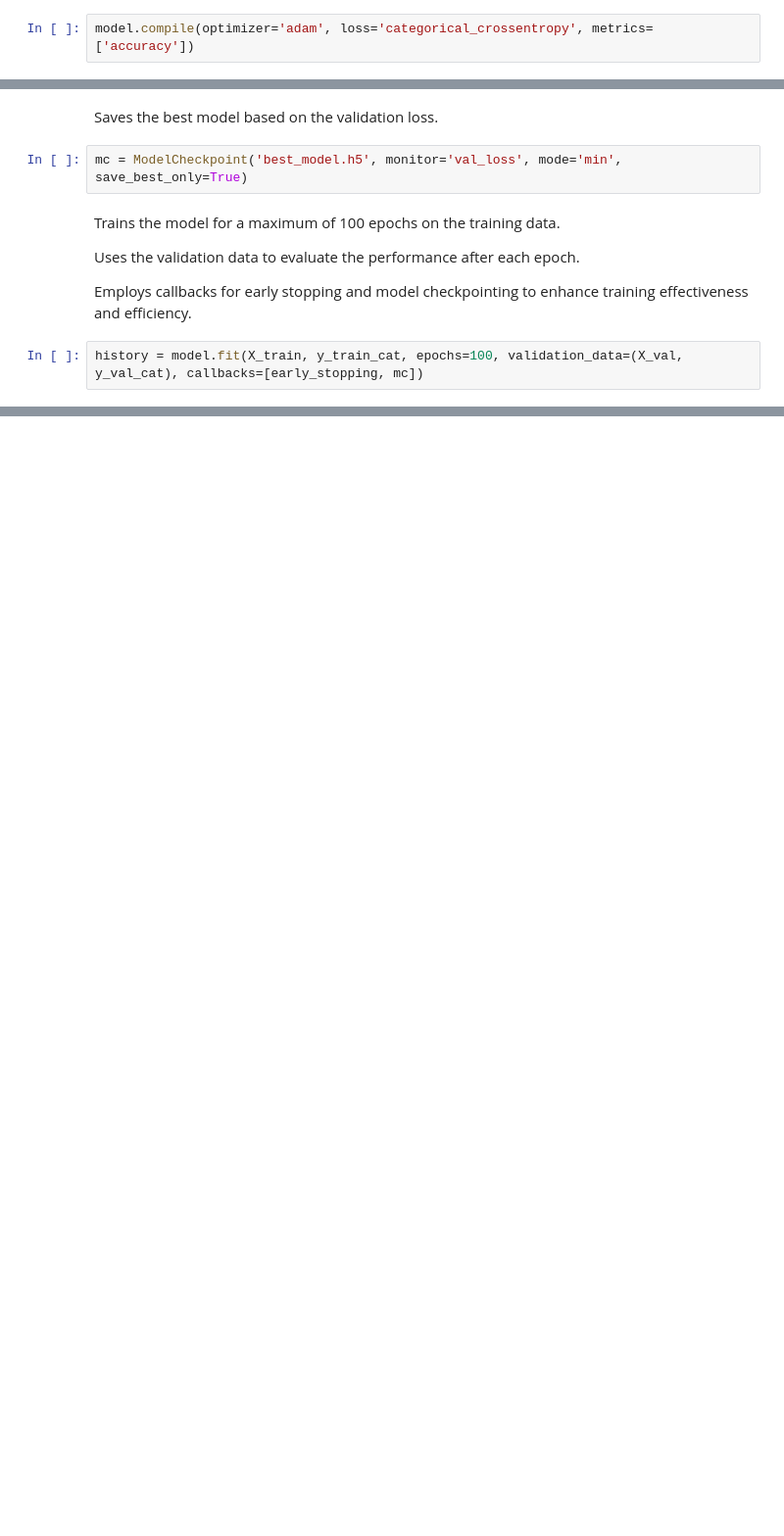
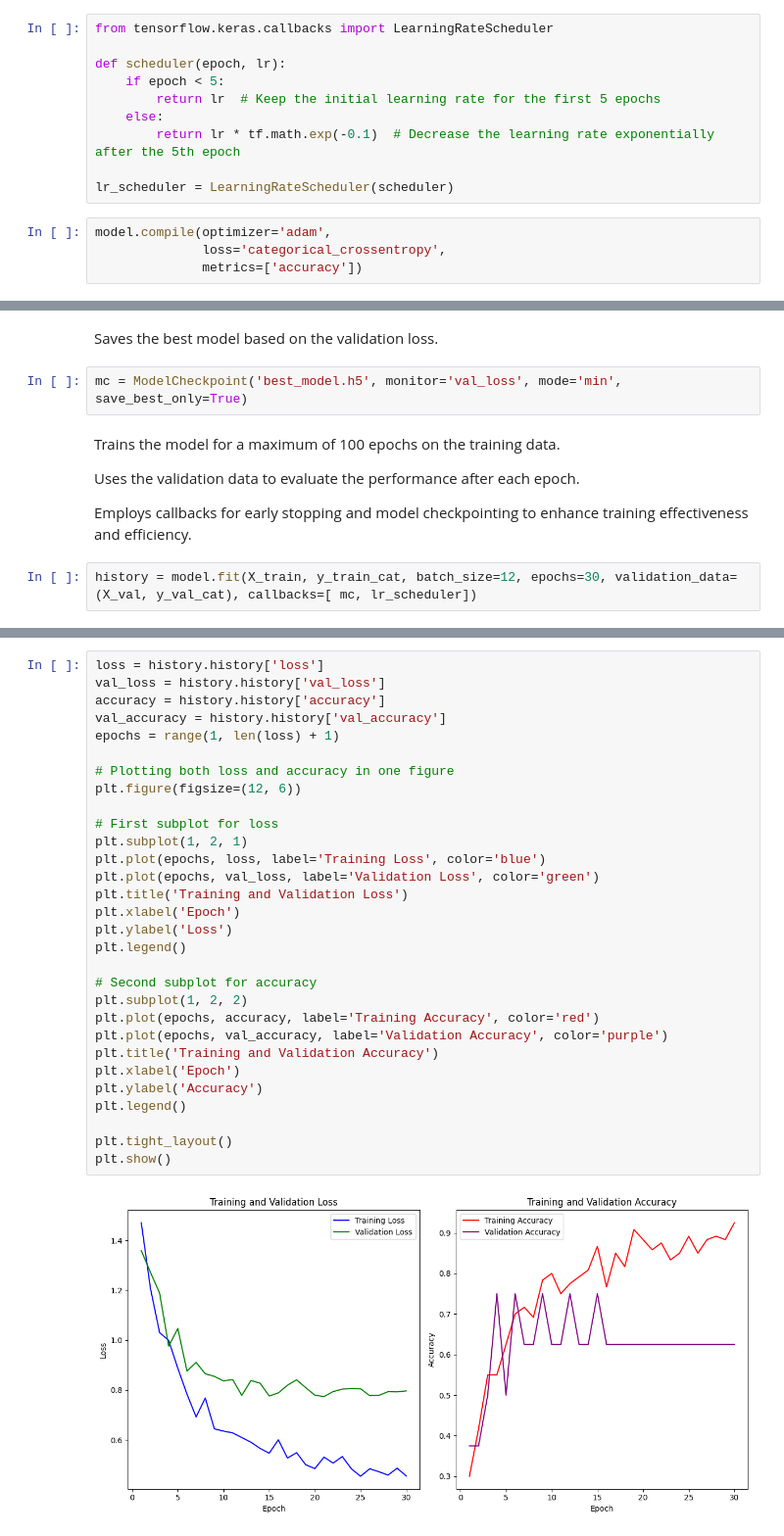
Before and after one commit to Enkhamgalan1230/CO559-ML-DL-Group-project, a Jupyter notebook: GroupProject_CO559.ipynb, the cells around one changed output, grey strips where cells are left out. Shown at 98% size. Drawn from its saved outputs; the diff is of its cells as text; blank space fills up the shorter version.

```diff
--- a/GroupProject_CO559.ipynb
+++ b/GroupProject_CO559.ipynb
@@ -674,4 +733,16 @@ Metrics are set to 'accuracy' to monitor the classification accuracy.
+# %%
+from tensorflow.keras.callbacks import LearningRateScheduler
+
+def scheduler(epoch, lr):
+    if epoch < 5:
+        return lr  # Keep the initial learning rate for the first 5 epochs
+    else:
+        return lr * tf.math.exp(-0.1)  # Decrease the learning rate exponentially after the 5th epoch
+
+lr_scheduler = LearningRateScheduler(scheduler)
 # %%
-model.compile(optimizer='adam', loss='categorical_crossentropy', metrics=['accuracy'])
+model.compile(optimizer='adam',
+              loss='categorical_crossentropy',
+              metrics=['accuracy'])
 # %% [markdown]
 Monitors the validation loss and will stop the training if it does not improve for 25 epochs, helping prevent overfitting.
@@ -688,5 +781,5 @@ Uses the validation data to evaluate the performance after each epoch.
 
 Employs callbacks for early stopping and model checkpointing to enhance training effectiveness and efficiency.
 # %%
-history = model.fit(X_train, y_train_cat, epochs=100, validation_data=(X_val, y_val_cat), callbacks=[early_stopping, mc])
+history = model.fit(X_train, y_train_cat, batch_size=12, epochs=30, validation_data=(X_val, y_val_cat), callbacks=[ mc, lr_scheduler])
 # %% [output]
@@ -758,3 +851,35 @@ fig.show()
+# %%
+loss = history.history['loss']
+val_loss = history.history['val_loss']
+accuracy = history.history['accuracy']
+val_accuracy = history.history['val_accuracy']
+epochs = range(1, len(loss) + 1)
+
+# Plotting both loss and accuracy in one figure
+plt.figure(figsize=(12, 6))
+
+# First subplot for loss
+plt.subplot(1, 2, 1)
+plt.plot(epochs, loss, label='Training Loss', color='blue')
+plt.plot(epochs, val_loss, label='Validation Loss', color='green')
+plt.title('Training and Validation Loss')
+plt.xlabel('Epoch')
+plt.ylabel('Loss')
+plt.legend()
+
+# Second subplot for accuracy
+plt.subplot(1, 2, 2)
+plt.plot(epochs, accuracy, label='Training Accuracy', color='red')
+plt.plot(epochs, val_accuracy, label='Validation Accuracy', color='purple')
+plt.title('Training and Validation Accuracy')
+plt.xlabel('Epoch')
+plt.ylabel('Accuracy')
+plt.legend()
+
+plt.tight_layout()
+plt.show()
+# %% [output]
+[figure, added]
 # %%
 # Expanded accuracy data
 expanded_data = {
```
Also changed, not shown: parts of 59 cells of this notebook.
